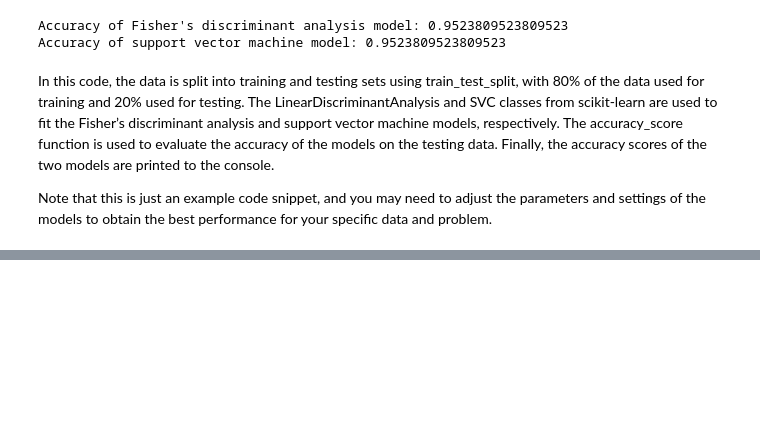
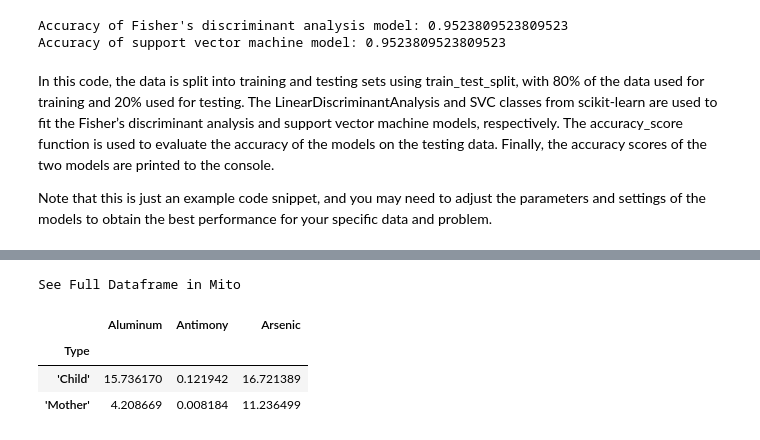
Before and after one commit to samanthawanek/exemplarfinalproject, a Jupyter notebook: Notebooks/Py-Analysis-Notebook.ipynb, the cells around one changed output, grey strips where cells are left out. Saved outputs shown, nothing was run; the diff lists cells and outputs as text; code cells hidden in the pictures; blank space fills up the shorter version.

```diff
--- a/Notebooks/Py-Analysis-Notebook.ipynb
+++ b/Notebooks/Py-Analysis-Notebook.ipynb
@@ -532,0 +541,8 @@ Note that this is just an example code snippet, and you may need to adjust the p
+# %%
+clean_data2.groupby('Type')[['Aluminum', 'Antimony', 'Arsenic']].mean()
+# %% [output]
+See Full Dataframe in Mito
+|  | Aluminum | Antimony | Arsenic |
+| Type |  |  |  |
+| 'Child' | 15.736170 | 0.121942 | 16.721389 |
+| 'Mother' | 4.208669 | 0.008184 | 11.236499 |
```
Also changed, not shown: parts of 10 cells of this notebook.
